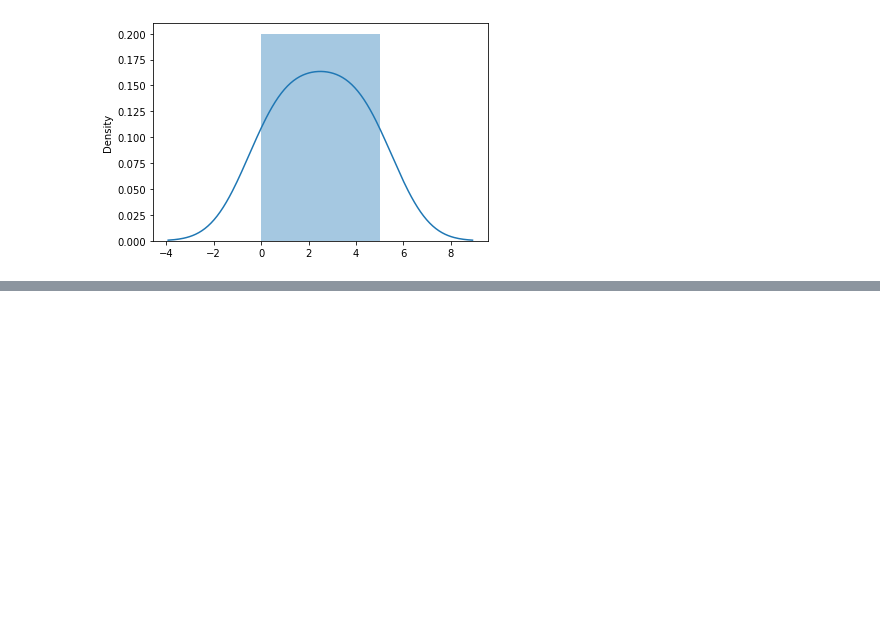
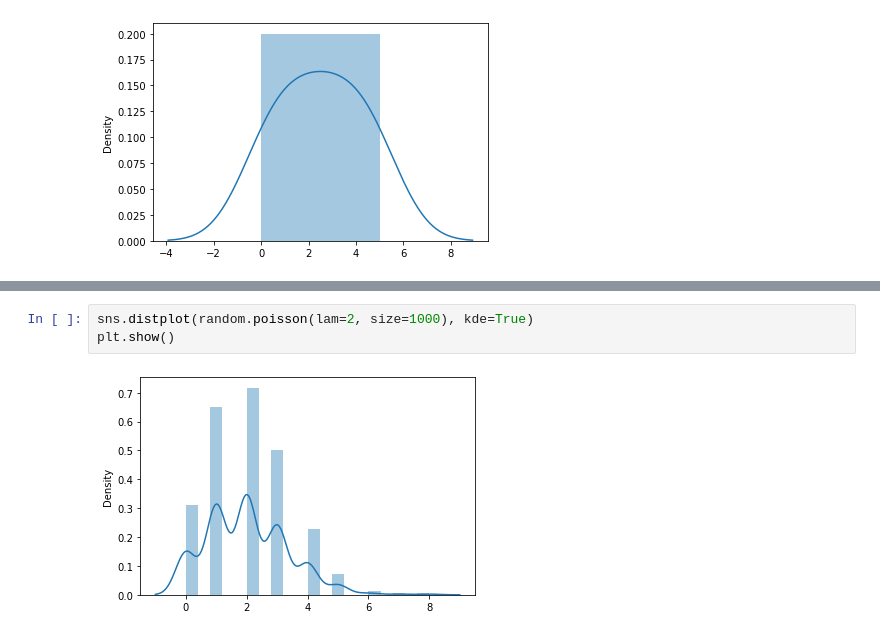
Before and after one commit to misaeladame/big-data, a Jupyter notebook: Jupyter/01_IniciandoNumpy.ipynb, the cells around one changed output, grey strips where cells are left out. Saved outputs shown, nothing was run; the diff lists cells and outputs as text; blank space fills up the shorter version.

```diff
--- a/Jupyter/01_IniciandoNumpy.ipynb
+++ b/Jupyter/01_IniciandoNumpy.ipynb
@@ -517,0 +557,5 @@ plt.show()
+# %%
+sns.distplot(random.poisson(lam=2, size=1000), kde=True)
+plt.show()
+# %% [output]
+[figure, added]
```
Also changed, not shown: parts of 27 cells of this notebook.
